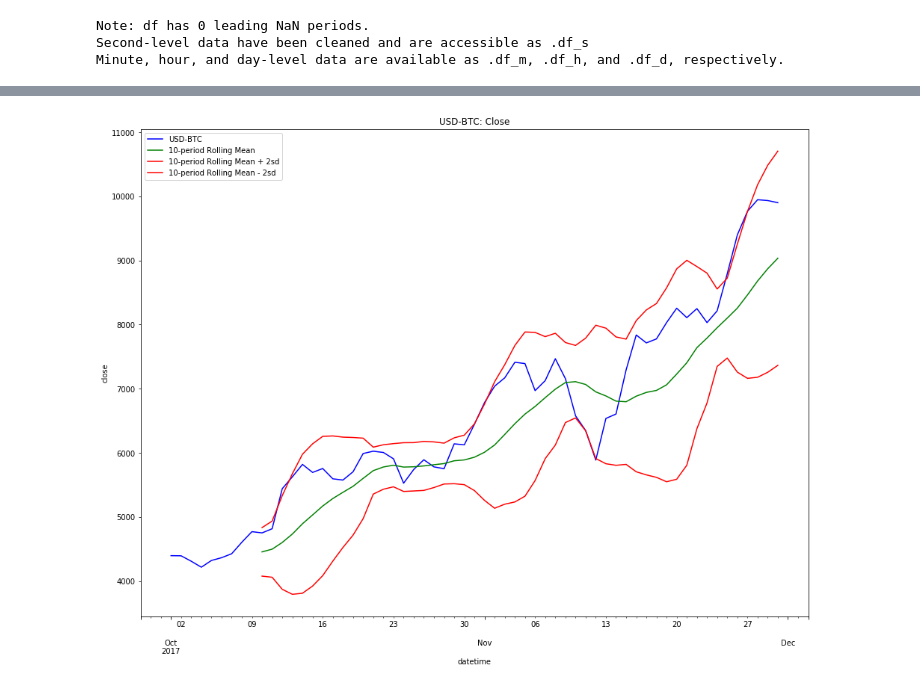
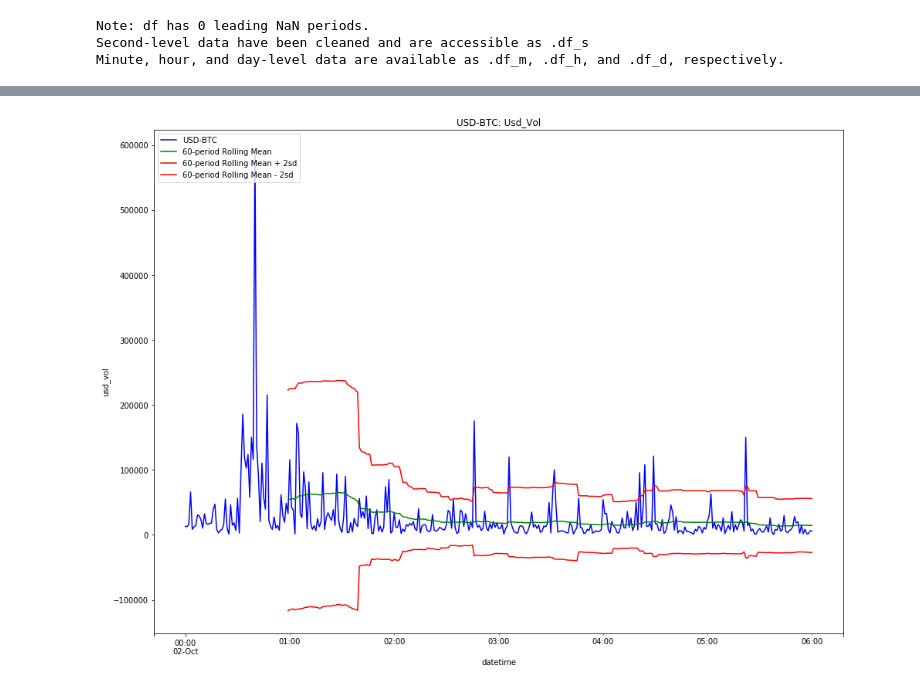
Before and after one commit to ethanruhe/ml_for_trading, a Jupyter notebook: 1: Cleaning Raw Data.ipynb, the cells around one changed output, grey strips where cells are left out. Drawn from its saved outputs; the diff is of its cells as text; code cells hidden in the pictures.

```diff
--- a/1: Cleaning Raw Data.ipynb
+++ b/1: Cleaning Raw Data.ipynb
@@ -129,6 +163,4 @@ The ml4t library
 # %%
-#trade_data.df_m['2017-10-04':'2017-10-06']
+ml4t.plot_rm(trade_data.df_m['2017-10-02 00:00:00':'2017-10-02 06:00:00'], var='usd_vol', n=60, bollinger=True)
+# %% [output]
+[figure, added]
-# %%
-ml4t.plot_rm(trade_data.df_d)
-# %% [output]
-[figure, removed]
```
Also changed, not shown: parts of 9 cells of this notebook, 1 other file.
